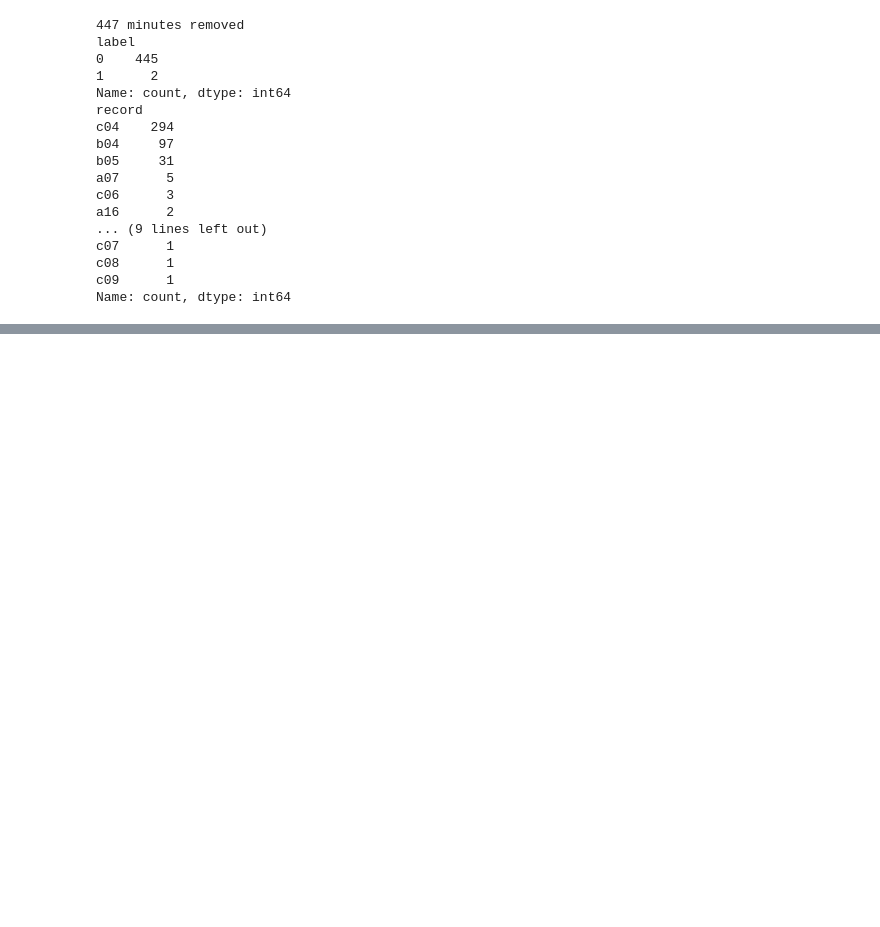
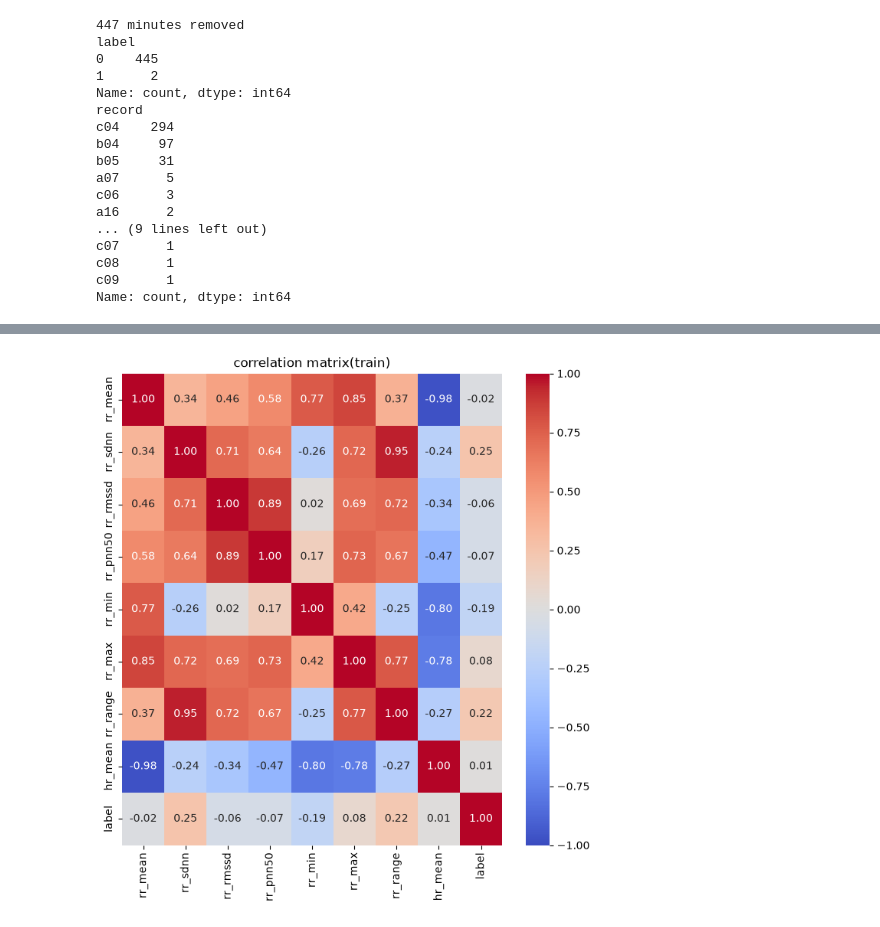
Before and after one commit to MammadHuseyn/apnea-ecg-ml, a Jupyter notebook: notebooks/03_eda_preprocessing.ipynb, the cells around one changed output, grey strips where cells are left out. Saved outputs shown, nothing was run; the diff lists cells and outputs as text; code cells hidden in the pictures; blank space fills up the shorter version.

```diff
--- a/notebooks/03_eda_preprocessing.ipynb
+++ b/notebooks/03_eda_preprocessing.ipynb
@@ -239,9 +256,11 @@ Name: count, dtype: int64
 # %%
 MODEL_FEATS = ["rr_mean", "rr_sdnn", "rr_rmssd", "rr_pnn50", "rr_min", "rr_max", "rr_range", "hr_mean"]
 
 corr = clean[MODEL_FEATS + ["label"]].corr()
-plt.figure(figsize=(8, 6.5))
+plt.figure(figsize=(8, 8))
 sns.heatmap(corr, annot=True, fmt=".2f", cmap="coolwarm", vmin=-1, vmax=1)
-plt.title("Correlation matrix (learning set)")
+plt.title("correlation matrix(train)")
 plt.savefig(FIG / "correlation.png", dpi=150, bbox_inches="tight")
 plt.show()
+# %% [output]
+[figure, added]
```
Also changed, not shown: parts of 8 cells of this notebook, 3 other files.
